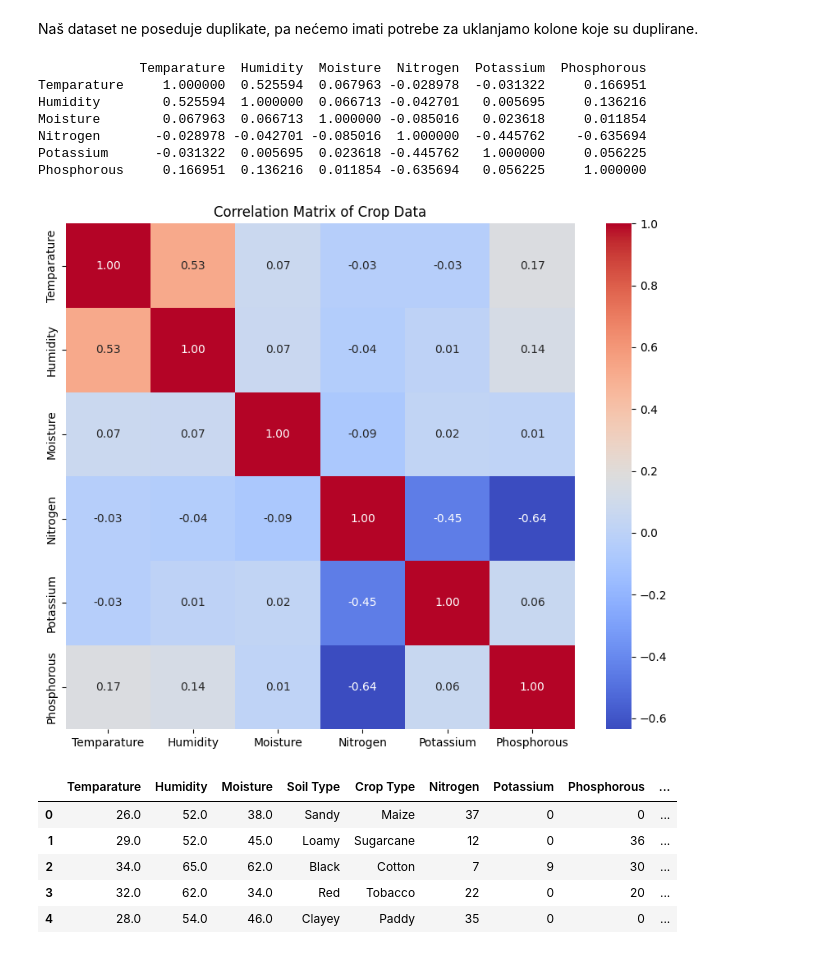
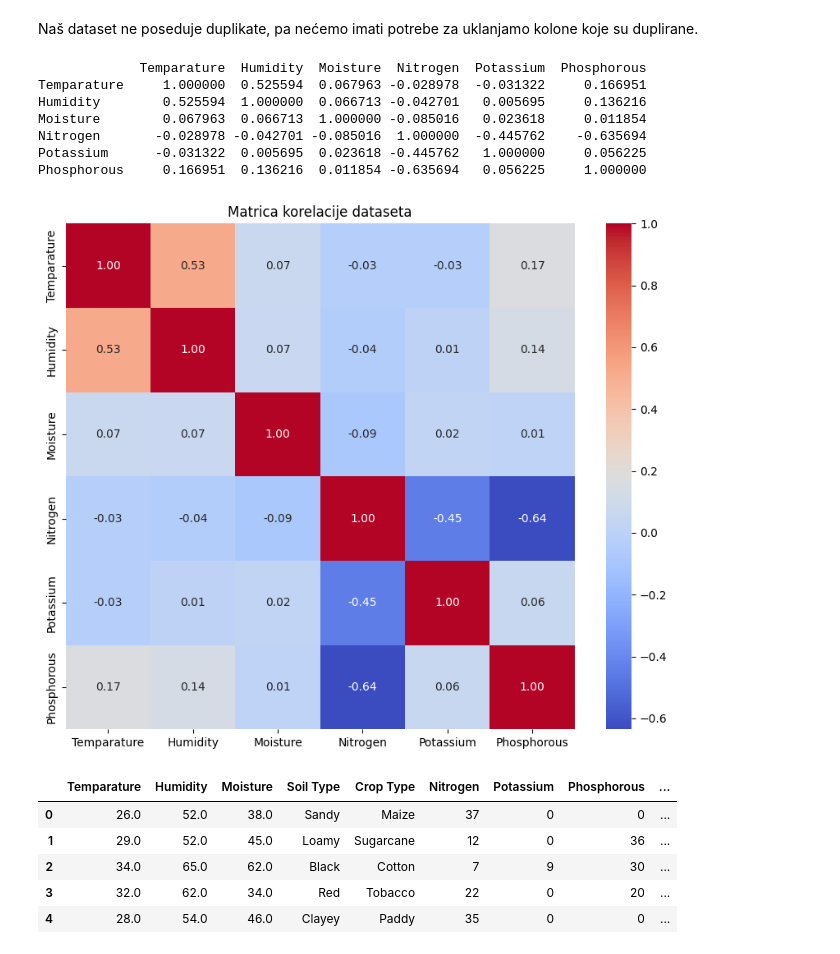
Before and after one commit to Covek01/machine-learning, a Jupyter notebook: crops.ipynb, the cells around one changed output. Drawn from its saved outputs; the diff is of its cells as text; code cells hidden in the pictures.

```diff
--- a/crops.ipynb
+++ b/crops.ipynb
@@ -82,23 +82,23 @@ Naš dataset ne poseduje duplikate, pa nećemo imati potrebe za uklanjamo kolone
 # %%
 matrix = dataframe_crops.select_dtypes(include="number").corr()
 
 print(matrix)
 
 plt.figure(figsize=(10, 8))
 
 sns.heatmap(matrix, annot=True, cmap='coolwarm', fmt=".2f")
 
-plt.title('Correlation Matrix of Crop Data')
+plt.title('Matrica korelacije dataseta')
 plt.show()
 # %% [output]
              Temparature  Humidity  Moisture  Nitrogen  Potassium  Phosphorous
 Temparature     1.000000  0.525594  0.067963 -0.028978  -0.031322     0.166951
 Humidity        0.525594  1.000000  0.066713 -0.042701   0.005695     0.136216
 Moisture        0.067963  0.066713  1.000000 -0.085016   0.023618     0.011854
 Nitrogen       -0.028978 -0.042701 -0.085016  1.000000  -0.445762    -0.635694
 Potassium      -0.031322  0.005695  0.023618 -0.445762   1.000000     0.056225
 Phosphorous     0.166951  0.136216  0.011854 -0.635694   0.056225     1.000000
-[figure, old version]
+[figure, new version]
 # %%
 dataframe_crops[cols.FERTILIZER_NAME_COLUMN] = (
     dataframe_crops[cols.FERTILIZER_NAME_COLUMN]
```
Also changed, not shown: parts of 19 cells of this notebook, 1 other file.
